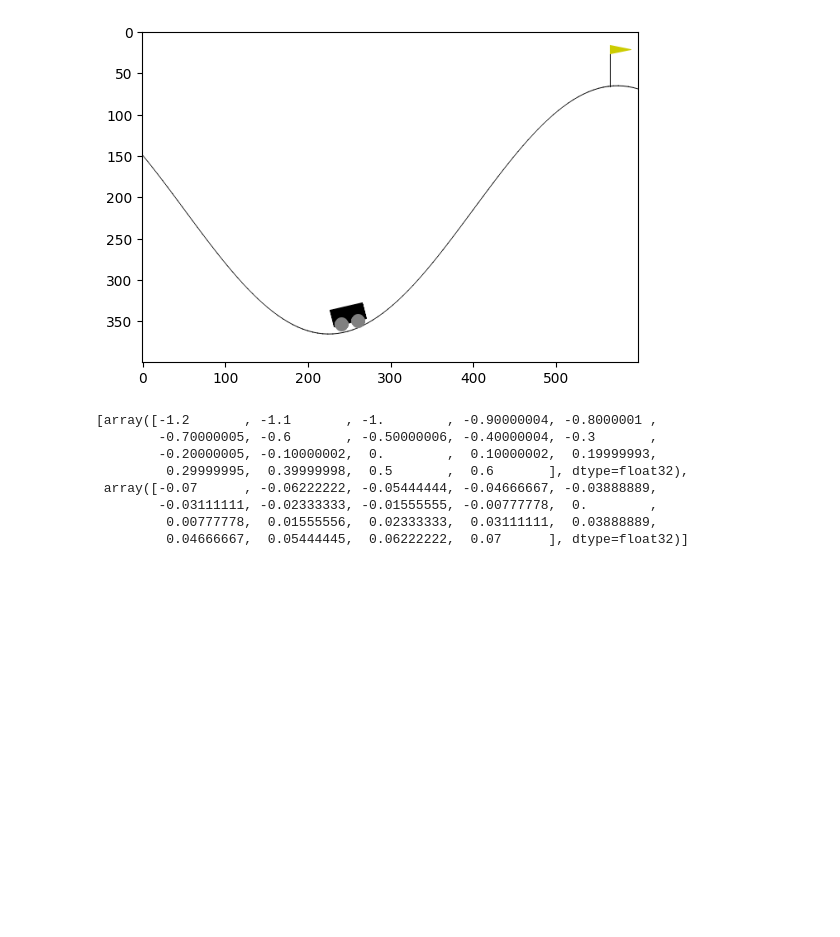
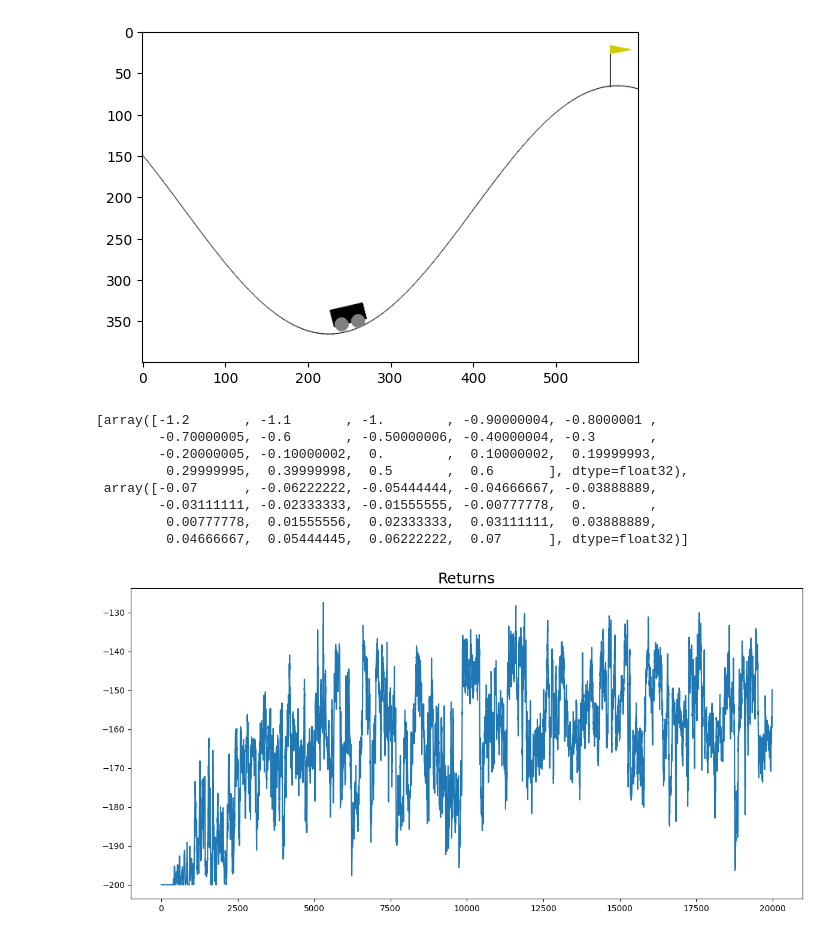
Before and after one commit to ducnguyen998/udemy-beginner-master-rl, a Jupyter notebook: continuous_observation_space_state_aggregation.ipynb, the cells around one changed output. Saved outputs shown, nothing was run; the diff lists cells and outputs as text; code cells hidden in the pictures; blank space fills up the shorter version.

```diff
--- a/continuous_observation_space_state_aggregation.ipynb
+++ b/continuous_observation_space_state_aggregation.ipynb
@@ -428,3 +446,46 @@ saenv.buckets
         -0.03111111, -0.02333333, -0.01555555, -0.00777778,  0.        ,
          0.00777778,  0.01555556,  0.02333333,  0.03111111,  0.03888889,
          0.04666667,  0.05444445,  0.06222222,  0.07      ], dtype=float32)]
+# %%
+# Create the Q(s,a) table
+
+action_values = np.zeros((20, 20, 3))
+# %%
+# Create the epsilon-greedy policy pi(s)
+
+def policy(state, epsilon=0.):
+    if np.random.random() < epsilon:
+        return np.random.randint(3)
+    else:
+        av = action_values[state]
+        return np.random.choice(np.flatnonzero(av == av.max()))
+# %%
+# Test the SARSA algorithm on the modified environment
+
+def sarsa(action_values, policy, episodes=1000, alpha=0.1, gamma=0.99, epsilon=0.2):
+    stats = {'Returns' : []}
+    for episode in tqdm(range(1, 1 + episodes)):
+        state = saenv.reset()
+        action = policy(state, epsilon)
+        done = False
+        ep_return = 0
+
+        while not done:
+            next_state, reward, done, _ = saenv.step(action)
+            next_action = policy(next_state, epsilon)
+
+            qsa = action_values[state][action]
+            next_qsa = action_values[next_state][next_action]
+            action_values[state][action] = qsa + alpha * (reward + gamma * next_qsa - qsa)
+            state = next_state
+            action = next_action
+            ep_return += reward
+
+        stats['Returns'].append(ep_return)
+    return stats
+# %%
+stats = sarsa(action_values, policy, episodes=20000, alpha=0.1, epsilon=0.1)
+# %%
+plot_stats(stats)
+# %% [output]
+[figure, added]
```
Also changed, not shown: parts of 5 cells of this notebook, 1 other file.
